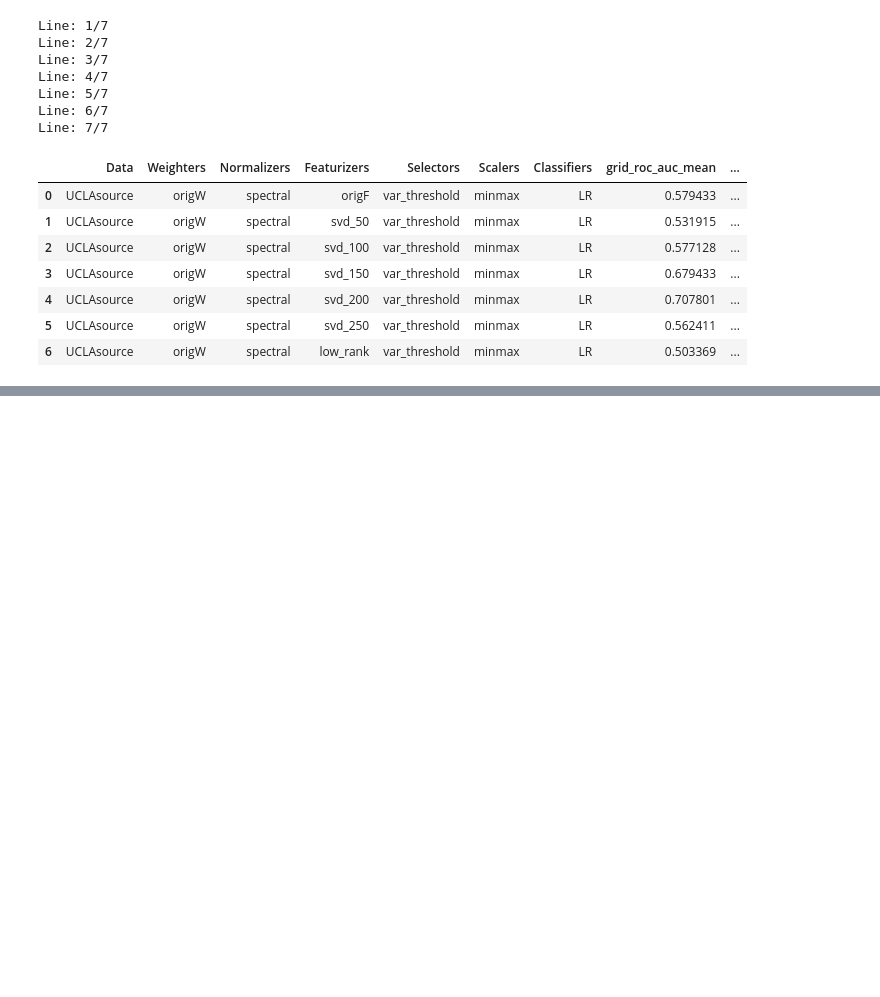
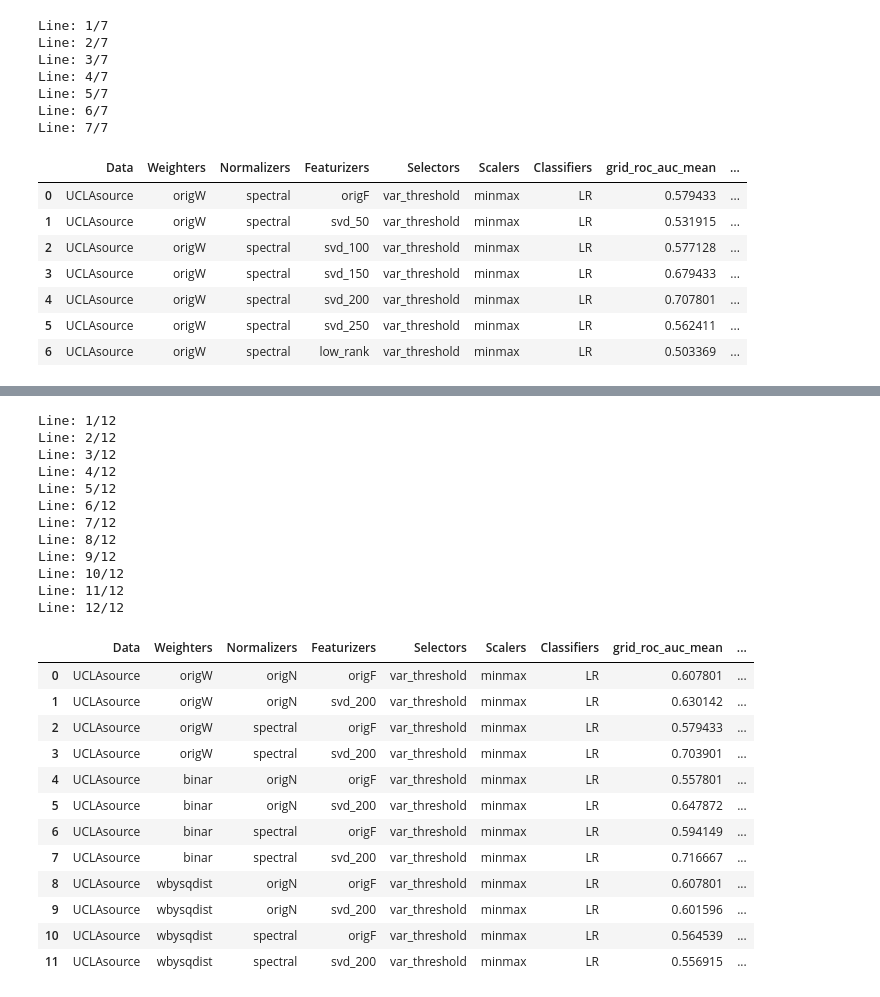
Before and after one commit to Tismoney/PRNI2016, a Jupyter notebook: LowRankAlgoritm.ipynb, the cells around one changed output, grey strips where cells are left out. Drawn from its saved outputs; the diff is of its cells as text; code cells hidden in the pictures; blank space fills up the shorter version.

Commit message:
Add cmp alogrotm with orig

```diff
--- a/LowRankAlgoritm.ipynb
+++ b/LowRankAlgoritm.ipynb
@@ -414,3 +530,31 @@ Line: 7/7
+# %%
+pipe.get_results('Data/dti/', caching_steps=['Data', 'Weighters', 'Normalizers', 'Featurizers'], scoring=['roc_auc'])
+# %% [output]
+Line: 1/12
+Line: 2/12
+Line: 3/12
+Line: 4/12
+Line: 5/12
+Line: 6/12
+Line: 7/12
+Line: 8/12
+Line: 9/12
+Line: 10/12
+Line: 11/12
+Line: 12/12
+|  | Data | Weighters | Normalizers | Featurizers | Selectors | Scalers | Classifiers | grid_roc_auc_mean | ... |
+| 0 | UCLAsource | origW | origN | origF | var_threshold | minmax | LR | 0.607801 | ... |
+| 1 | UCLAsource | origW | origN | svd_200 | var_threshold | minmax | LR | 0.630142 | ... |
+| 2 | UCLAsource | origW | spectral | origF | var_threshold | minmax | LR | 0.579433 | ... |
+| 3 | UCLAsource | origW | spectral | svd_200 | var_threshold | minmax | LR | 0.703901 | ... |
+| 4 | UCLAsource | binar | origN | origF | var_threshold | minmax | LR | 0.557801 | ... |
+| 5 | UCLAsource | binar | origN | svd_200 | var_threshold | minmax | LR | 0.647872 | ... |
+| 6 | UCLAsource | binar | spectral | origF | var_threshold | minmax | LR | 0.594149 | ... |
+| 7 | UCLAsource | binar | spectral | svd_200 | var_threshold | minmax | LR | 0.716667 | ... |
+| 8 | UCLAsource | wbysqdist | origN | origF | var_threshold | minmax | LR | 0.607801 | ... |
+| 9 | UCLAsource | wbysqdist | origN | svd_200 | var_threshold | minmax | LR | 0.601596 | ... |
+| 10 | UCLAsource | wbysqdist | spectral | origF | var_threshold | minmax | LR | 0.564539 | ... |
+| 11 | UCLAsource | wbysqdist | spectral | svd_200 | var_threshold | minmax | LR | 0.556915 | ... |
 # %%
 def matrix_eig_10(data, k = 10):
     new_data = {}
```
Also changed, not shown: parts of 2 cells of this notebook, 1 other file.
